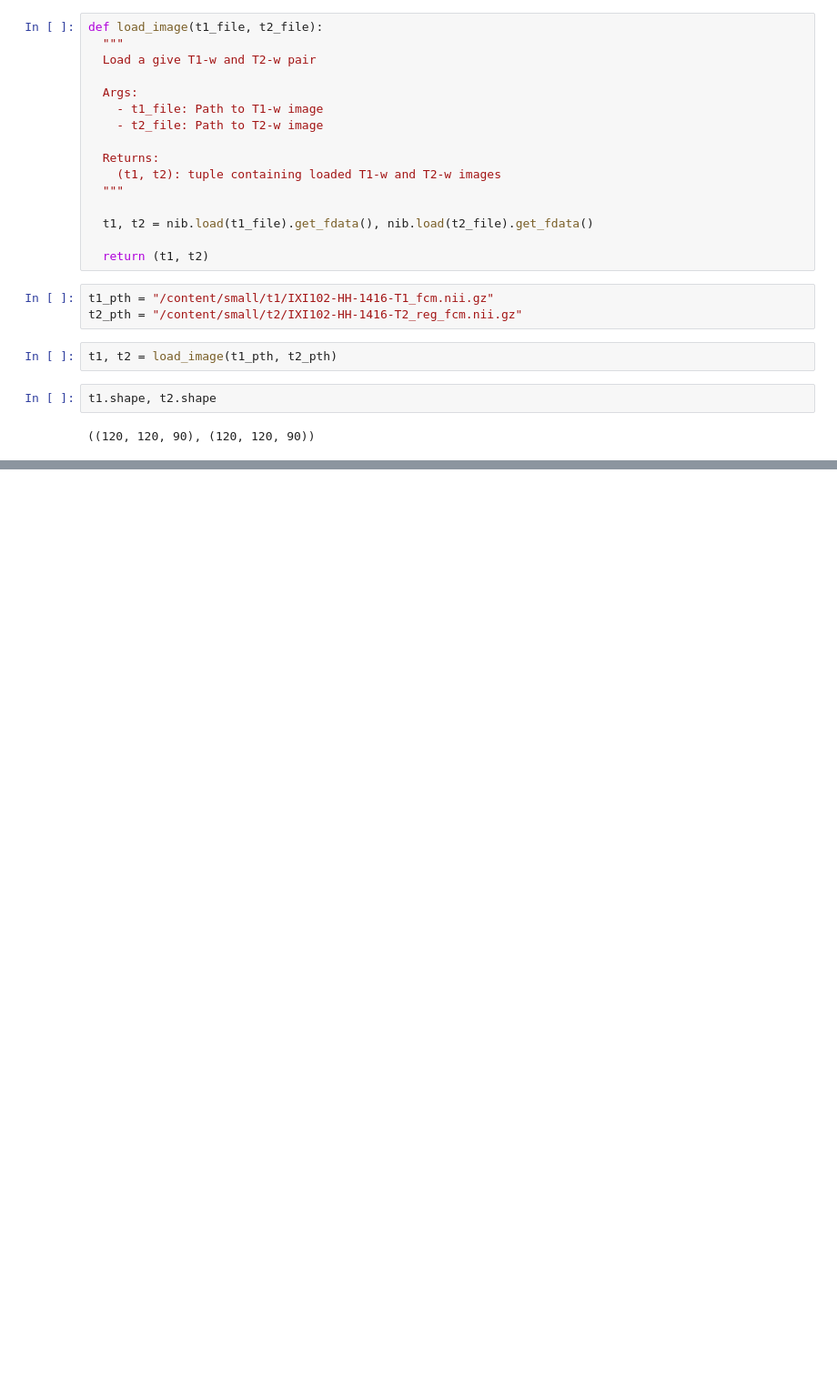
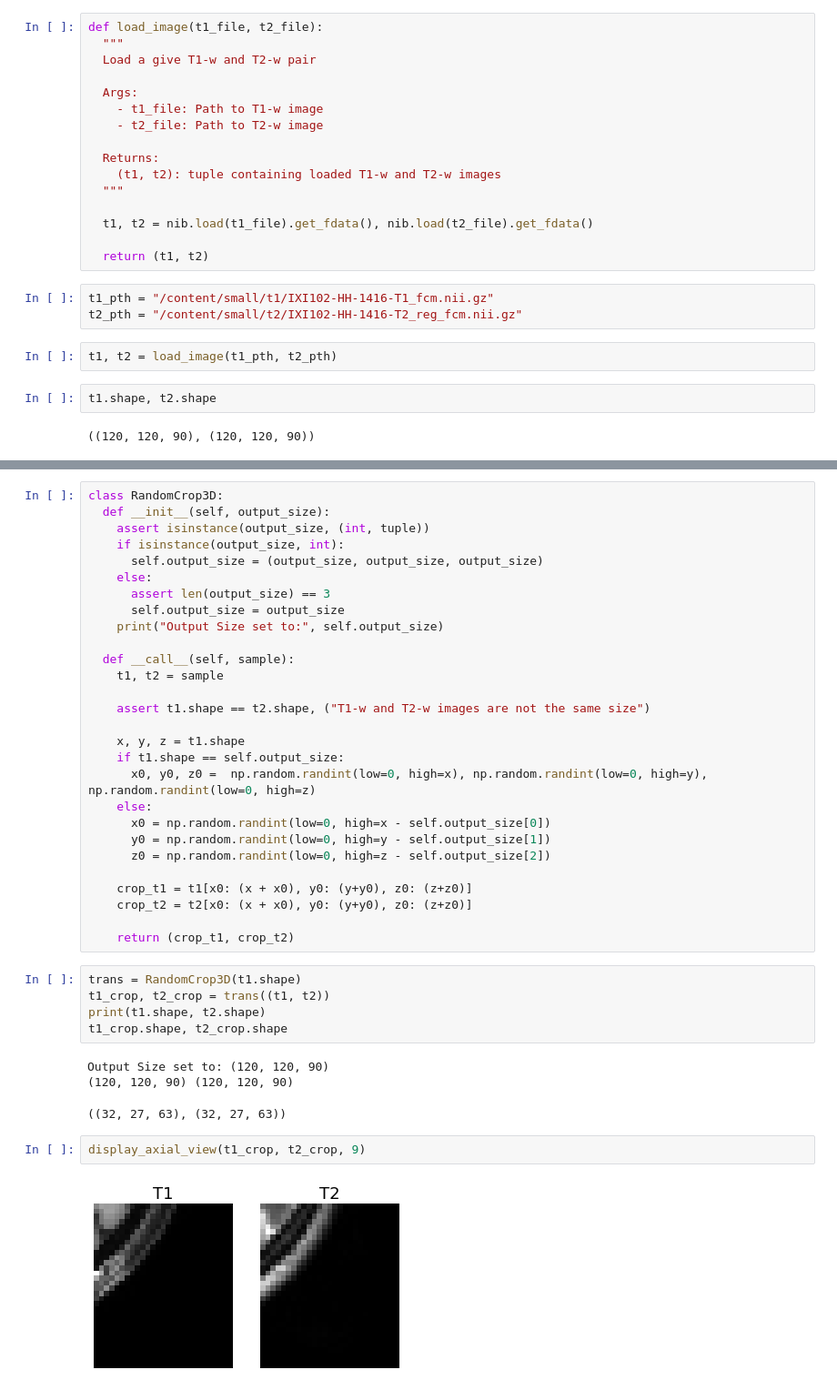
Before and after one commit to littlefieldnick/3D-Medical-Imaging, a Jupyter notebook: 3D_Medical_Image_Analysis.ipynb, the cells around one changed output, grey strips where cells are left out. Shown at 91% size. Cells and saved outputs as stored; diff of their text form; blank space fills up the shorter version.

Commit message:
Nifti Dataset and 3D random cropping

```diff
--- a/3D_Medical_Image_Analysis.ipynb
+++ b/3D_Medical_Image_Analysis.ipynb
@@ -62,0 +145,41 @@ display_axial_view(t1, t2, 30)
+# %%
+class RandomCrop3D:
+  def __init__(self, output_size):
+    assert isinstance(output_size, (int, tuple))
+    if isinstance(output_size, int):
+      self.output_size = (output_size, output_size, output_size)
+    else:
+      assert len(output_size) == 3
+      self.output_size = output_size
+    print("Output Size set to:", self.output_size)
+
+  def __call__(self, sample):
+    t1, t2 = sample
+
+    assert t1.shape == t2.shape, ("T1-w and T2-w images are not the same size")
+
+    x, y, z = t1.shape
+    if t1.shape == self.output_size:
+      x0, y0, z0 =  np.random.randint(low=0, high=x), np.random.randint(low=0, high=y), np.random.randint(low=0, high=z)
+    else:
+      x0 = np.random.randint(low=0, high=x - self.output_size[0])
+      y0 = np.random.randint(low=0, high=y - self.output_size[1])
+      z0 = np.random.randint(low=0, high=z - self.output_size[2])
+
+    crop_t1 = t1[x0: (x + x0), y0: (y+y0), z0: (z+z0)]
+    crop_t2 = t2[x0: (x + x0), y0: (y+y0), z0: (z+z0)]
+
+    return (crop_t1, crop_t2)
+# %%
+trans = RandomCrop3D(t1.shape)
+t1_crop, t2_crop = trans((t1, t2))
+print(t1.shape, t2.shape)
+t1_crop.shape, t2_crop.shape
+# %% [output]
+Output Size set to: (120, 120, 90)
+(120, 120, 90) (120, 120, 90)
+((32, 27, 63), (32, 27, 63))
+# %%
+display_axial_view(t1_crop, t2_crop, 9)
+# %% [output]
+[figure, added]
```
Also changed, not shown: parts of 7 cells of this notebook.
